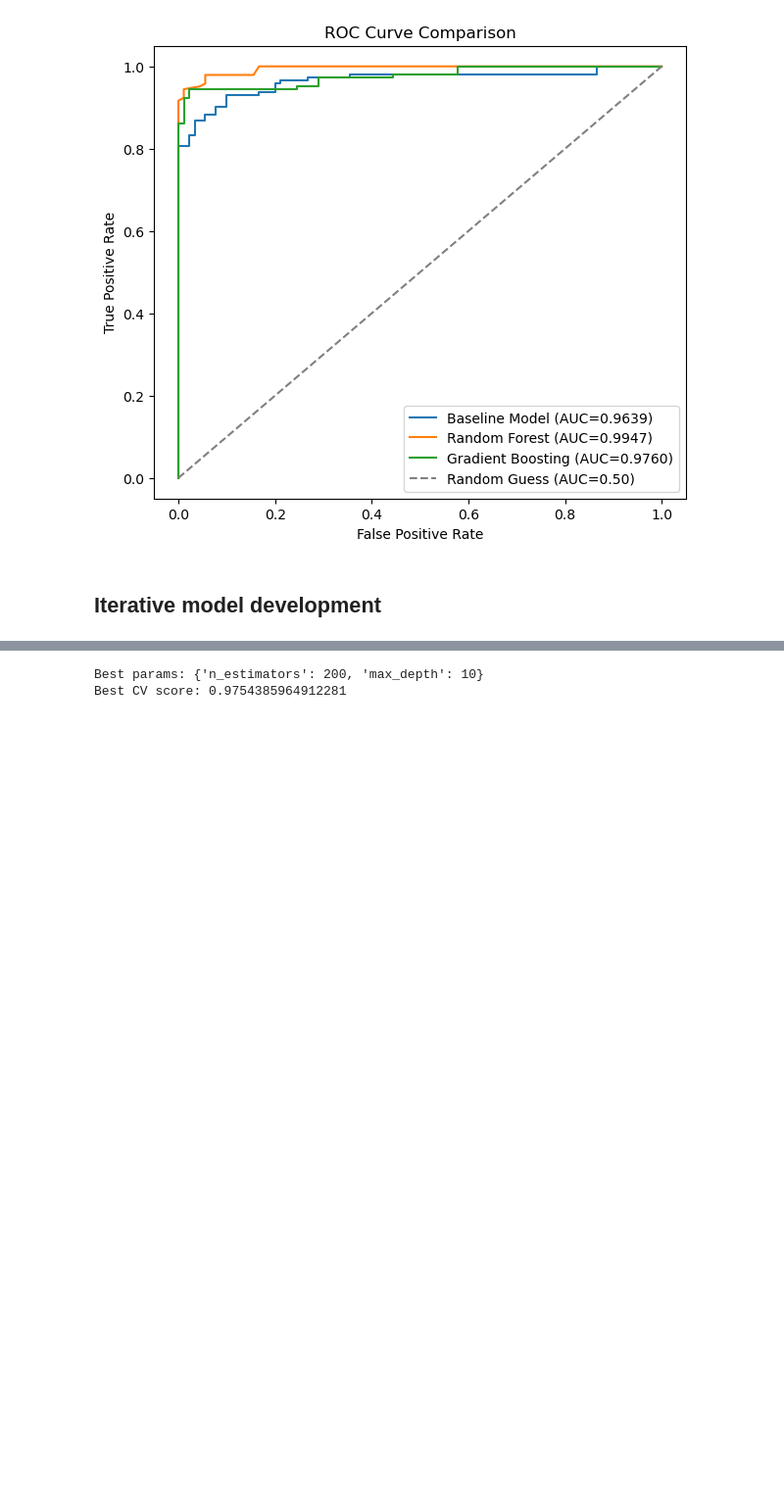
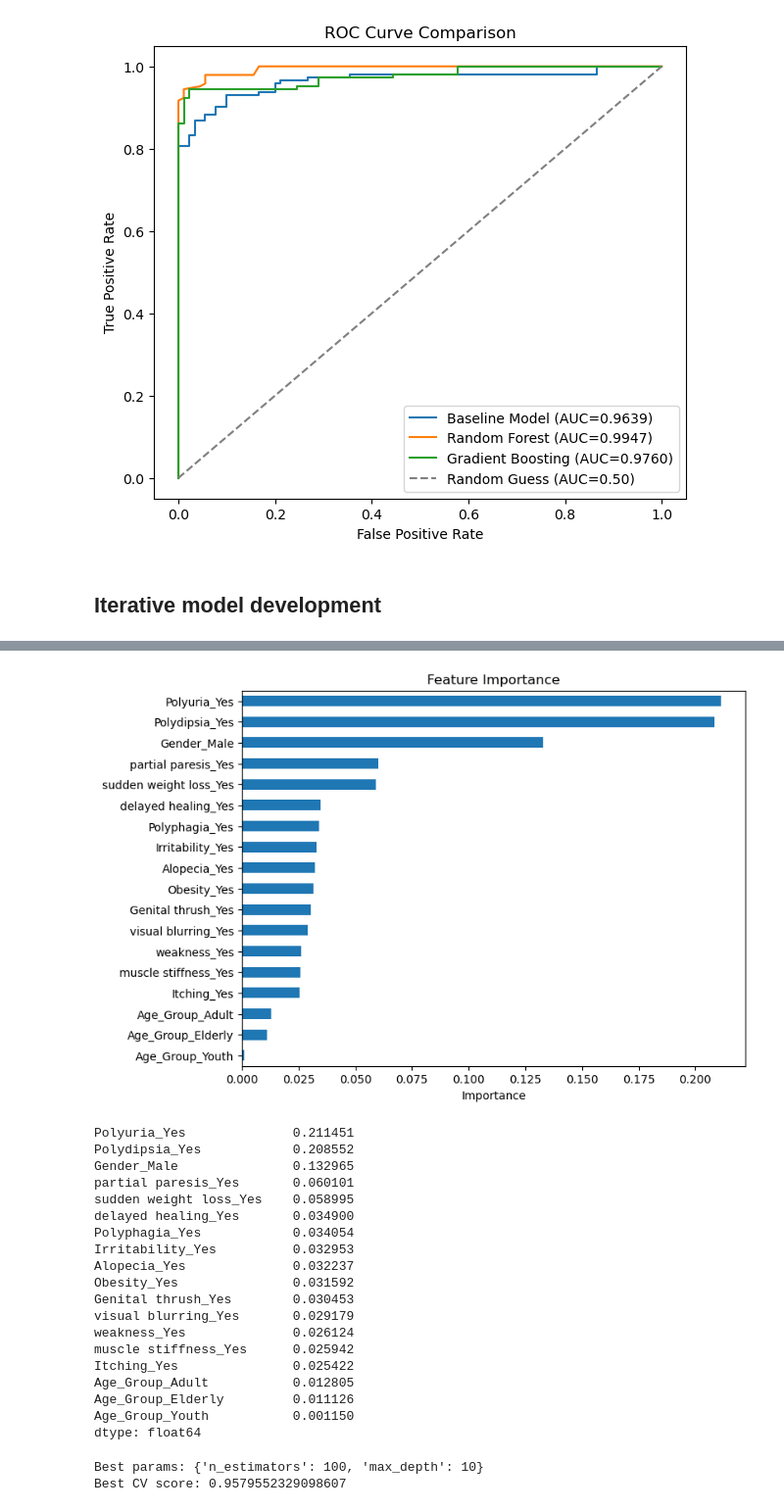
Before and after one commit to dennisho004/MLDP_Project, a Jupyter notebook: MLDP_Program_Codes_Submission_Template.ipynb, the cells around one changed output, grey strips where cells are left out. Shown at 98% size. Saved outputs shown, nothing was run; the diff lists cells and outputs as text; code cells hidden in the pictures; blank space fills up the shorter version.

```diff
--- a/MLDP_Program_Codes_Submission_Template.ipynb
+++ b/MLDP_Program_Codes_Submission_Template.ipynb
@@ -542,10 +669,44 @@ y_pred = rf.predict(X_test)
+# %%
+importances = pd.Series(rf.feature_importances_, index=X_train.columns)
+importances = importances.sort_values(ascending=True)
+
+plt.figure(figsize=(8,6))
+importances.plot(kind='barh')
+plt.title('Feature Importance')
+plt.xlabel('Importance')
+
+plt.show()
+
+importances
+
+importances = pd.Series(rf.feature_importances_, index=X_train.columns)
+importances = importances.sort_values(ascending=False)
+print(importances)
+# %% [output]
+[figure, added]
+Polyuria_Yes              0.211451
+Polydipsia_Yes            0.208552
+Gender_Male               0.132965
+partial paresis_Yes       0.060101
+sudden weight loss_Yes    0.058995
+delayed healing_Yes       0.034900
+Polyphagia_Yes            0.034054
+Irritability_Yes          0.032953
+Alopecia_Yes              0.032237
+Obesity_Yes               0.031592
+Genital thrush_Yes        0.030453
+visual blurring_Yes       0.029179
+weakness_Yes              0.026124
+muscle stiffness_Yes      0.025942
+Itching_Yes               0.025422
+Age_Group_Adult           0.012805
+Age_Group_Elderly         0.011126
+Age_Group_Youth           0.001150
+dtype: float64
 # %%
-from sklearn.model_selection import RepeatedStratifiedKFold
-
 param_grid = {
     'n_estimators': [100, 200, 300],
-    'max_depth': [10, 15, None],
-
+    'max_depth': [5, 10, 15],
 }
 
 rf_search = RandomizedSearchCV(
@@ -562,6 +723,6 @@ print("Best CV score:", rf_search.best_score_)
 
 best_rf = rf_search.best_estimator_
 # %% [output]
-Best params: {'n_estimators': 200, 'max_depth': 10}
-Best CV score: 0.9754385964912281
+Best params: {'n_estimators': 100, 'max_depth': 10}
+Best CV score: 0.9579552329098607
 # %%
```
Also changed, not shown: parts of 13 cells of this notebook.
